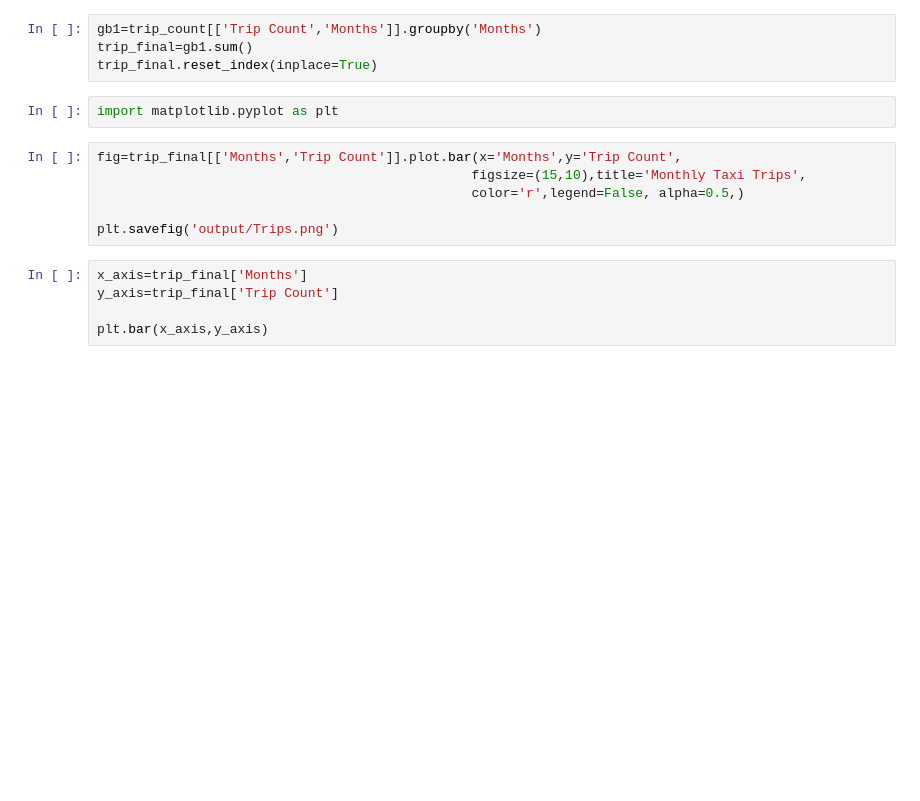
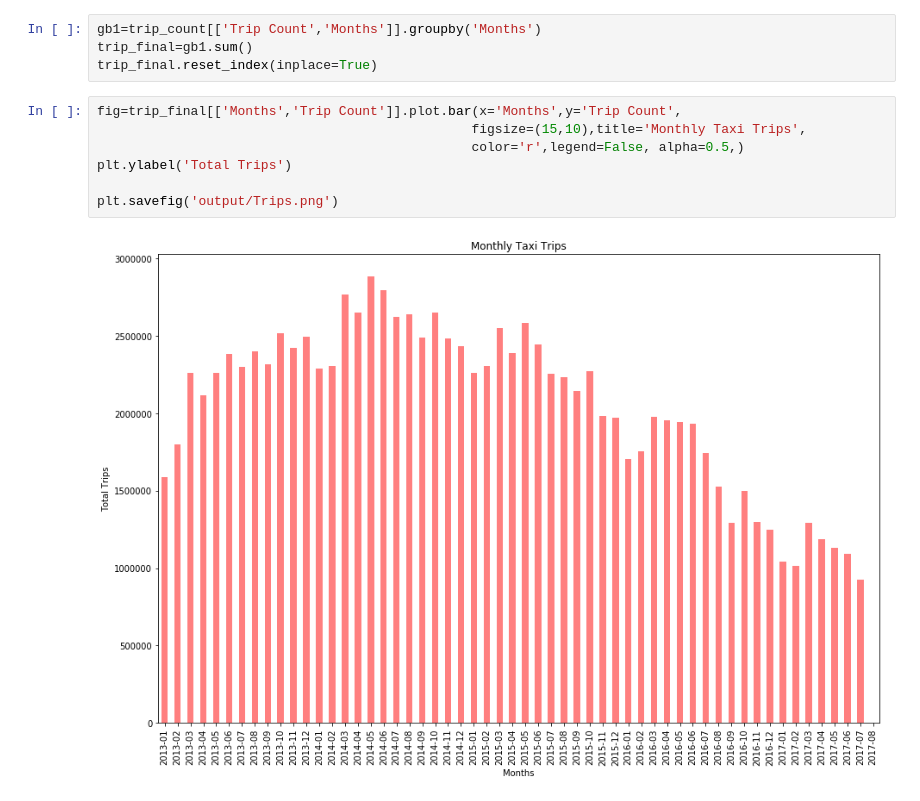
Before and after one commit to vineethgithub2311/project-one, a Jupyter notebook: Trips.ipynb, the cells around one changed output. Cells and saved outputs as stored; diff of their text form; blank space fills up the shorter version.

```diff
--- a/Trips.ipynb
+++ b/Trips.ipynb
@@ -27,16 +104,12 @@ trip_count[['Months','Trip Count']].sort_values('Months', inplace=True)
 gb1=trip_count[['Trip Count','Months']].groupby('Months')
 trip_final=gb1.sum()
 trip_final.reset_index(inplace=True)
-# %%
-import matplotlib.pyplot as plt
 # %%
 fig=trip_final[['Months','Trip Count']].plot.bar(x='Months',y='Trip Count',
                                                 figsize=(15,10),title='Monthly Taxi Trips',
                                                 color='r',legend=False, alpha=0.5,)
+plt.ylabel('Total Trips')
 
 plt.savefig('output/Trips.png')
+# %% [output]
+[figure, added]
-# %%
-x_axis=trip_final['Months']
-y_axis=trip_final['Trip Count']
-
-plt.bar(x_axis,y_axis)
```
Also changed, not shown: parts of 10 cells of this notebook, 6 other files.
